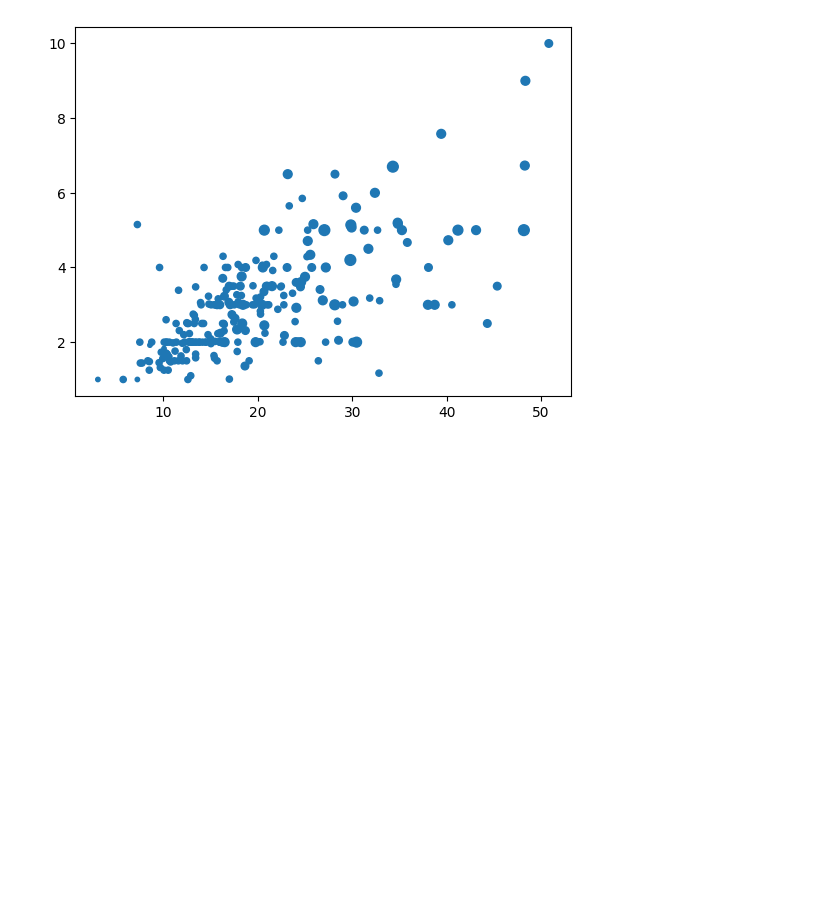
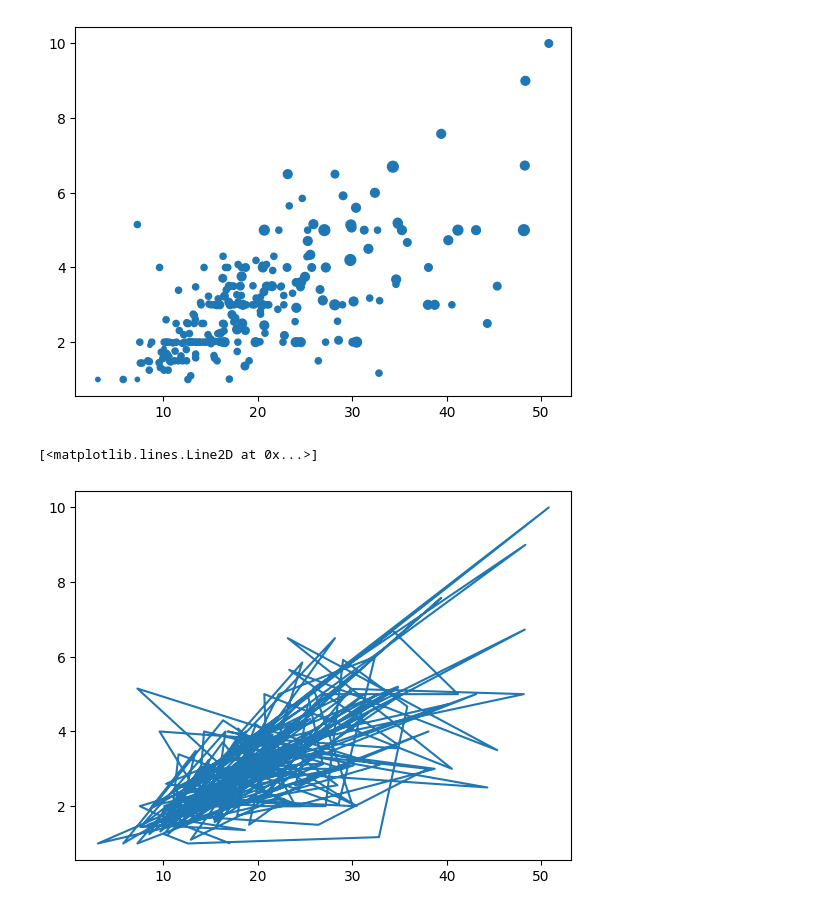
Before and after one commit to visheshbpatel/data-science, a Jupyter notebook: 06-data-visualization/23-matplotlib/01-matplotlib.ipynb, the cells around one changed output. Cells and saved outputs as stored; diff of their text form; code cells hidden in the pictures; blank space fills up the shorter version.

Commit message:
update matplotlib notebook

```diff
--- a/06-data-visualization/23-matplotlib/01-matplotlib.ipynb
+++ b/06-data-visualization/23-matplotlib/01-matplotlib.ipynb
@@ -338,3 +338,10 @@ plt.scatter(tips['total_bill'], tips['tip'], s=tips['size']*10)
 # %% [output]
 <matplotlib.collections.PathCollection at 0x...>
 [figure]
+# %%
+# scatterplot using plt.plot
+
+plt.plot(tips['total_bill'], tips['tip'])
+# %% [output]
+[<matplotlib.lines.Line2D at 0x...>]
+[figure, added]
```
Also changed, not shown: parts of 42 cells of this notebook.
